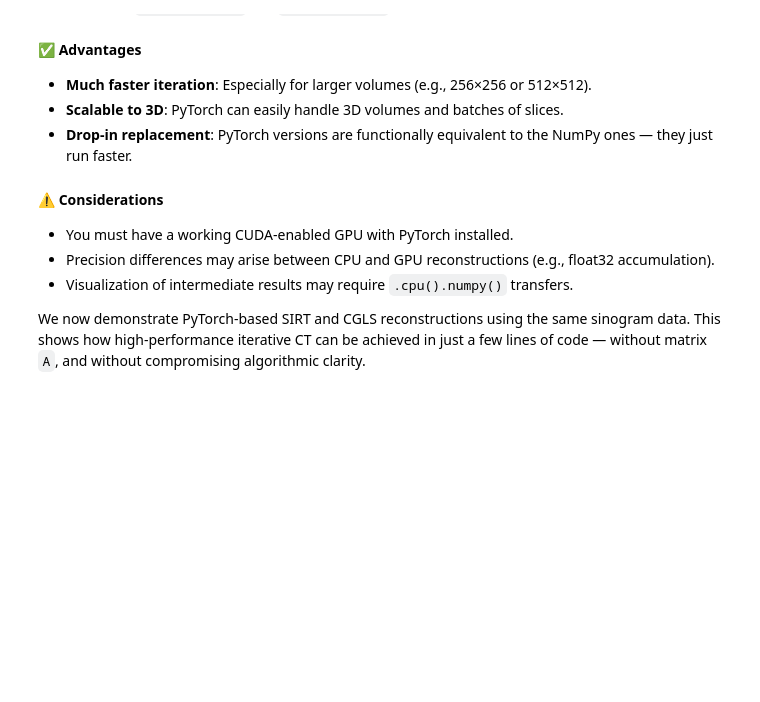
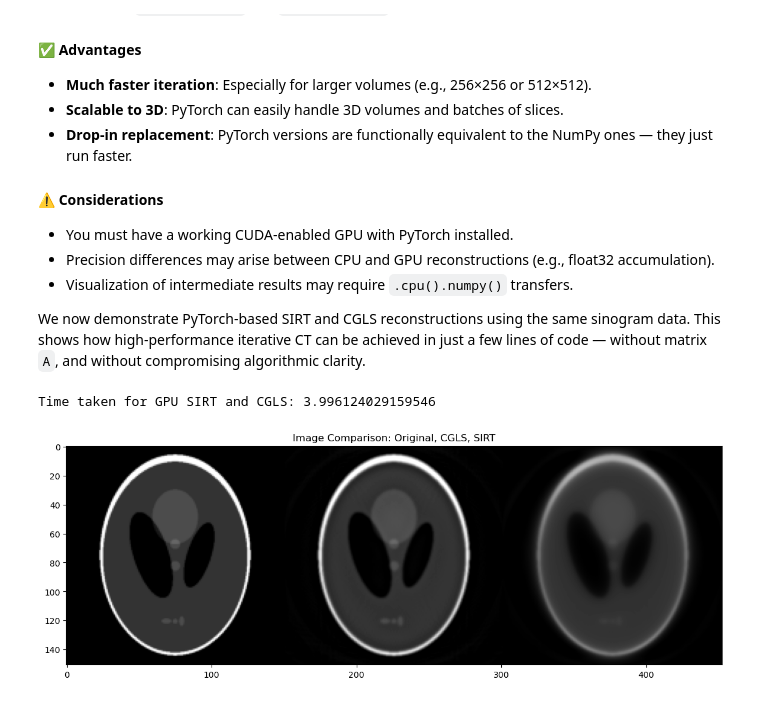
Before and after one commit to antonyvam/nDTomo, a Jupyter notebook: docs/source/notebooks/tutorial_ct_recon_demo.ipynb, the cells around one changed output. Drawn from its saved outputs; the diff is of its cells as text; code cells hidden in the pictures; blank space fills up the shorter version.

```diff
--- a/docs/source/notebooks/tutorial_ct_recon_demo.ipynb
+++ b/docs/source/notebooks/tutorial_ct_recon_demo.ipynb
@@ -607,0 +576,27 @@ plt.show()
+# %%
+
+device = 'cuda' if torch.cuda.is_available() else 'cpu'
+
+# Convert numpy sinogram to torch and expand dims
+sinos_gen = torch.tensor(s, dtype=torch.float32, device=device).unsqueeze(0)  # (1, npix, n_angles)
+
+start = time.time()
+
+# Run GPU SIRT
+recon_sirt = sirt_pytorch_functional(sinos_gen, theta, npix=npix, nch=sinos_gen.shape[0], n_iter=10, relax=0.01, device=device)
+
+# Run CGLS on GPU
+recon_cgls = cgls_pytorch_functional(sinos_gen, theta, npix=npix, nch=1, n_iter=10, device=device)
+
+print('Time taken for GPU SIRT and CGLS:', time.time() - start)
+
+imc = np.concatenate((img, recon_cgls, recon_sirt), axis=1)
+
+plt.figure(1, figsize=(14, 14));plt.clf()
+plt.imshow(imc, cmap='gray')
+plt.title('Image Comparison: Original, CGLS, SIRT')
+plt.clim(0, 1)
+plt.show()
+# %% [output]
+Time taken for GPU SIRT and CGLS: 3.996124029159546
+[figure, added]
```
Also changed, not shown: parts of 7 cells of this notebook, 1 other file.
